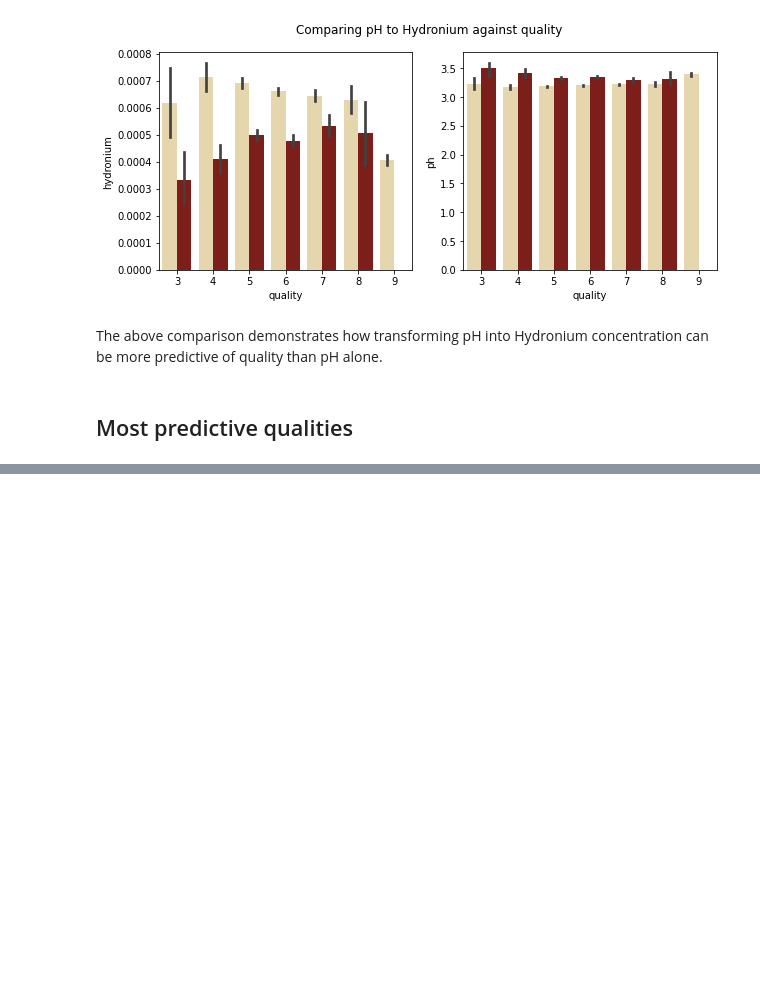
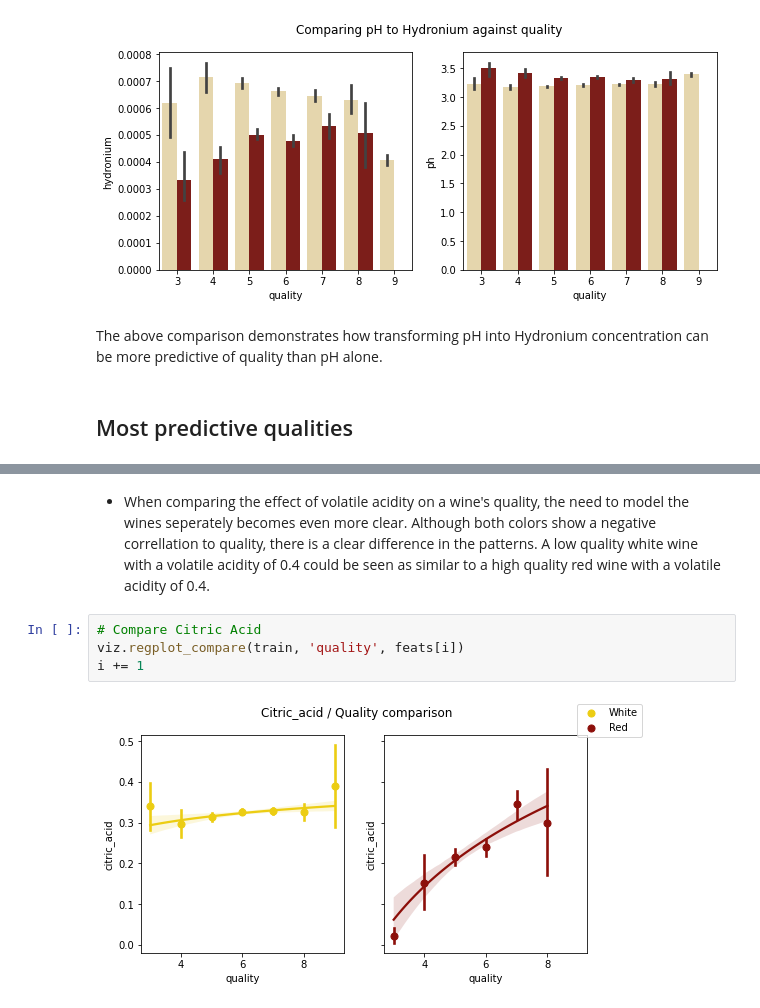
Before and after one commit to MrEnigmamgine/jtl_wine_quality, a Jupyter notebook: Final Report.ipynb, the cells around one changed output, grey strips where cells are left out. Drawn from its saved outputs; the diff is of its cells as text; blank space fills up the shorter version.

```diff
--- a/Final Report.ipynb
+++ b/Final Report.ipynb
@@ -388,0 +393,8 @@ for feat in feats:
+# %% [markdown]
+- When comparing the effect of volatile acidity on a wine's quality, the need to model the wines seperately becomes even more clear.  Although both colors show a negative correllation to quality, there is a clear difference in the patterns.  A low quality white wine with a volatile acidity of 0.4 could be seen as similar to a high quality red wine with a volatile acidity of 0.4.
+# %%
+# Compare Citric Acid
+viz.regplot_compare(train, 'quality', feats[i])
+i += 1
+# %% [output]
+[figure, added]
```
Also changed, not shown: parts of 18 cells of this notebook.
